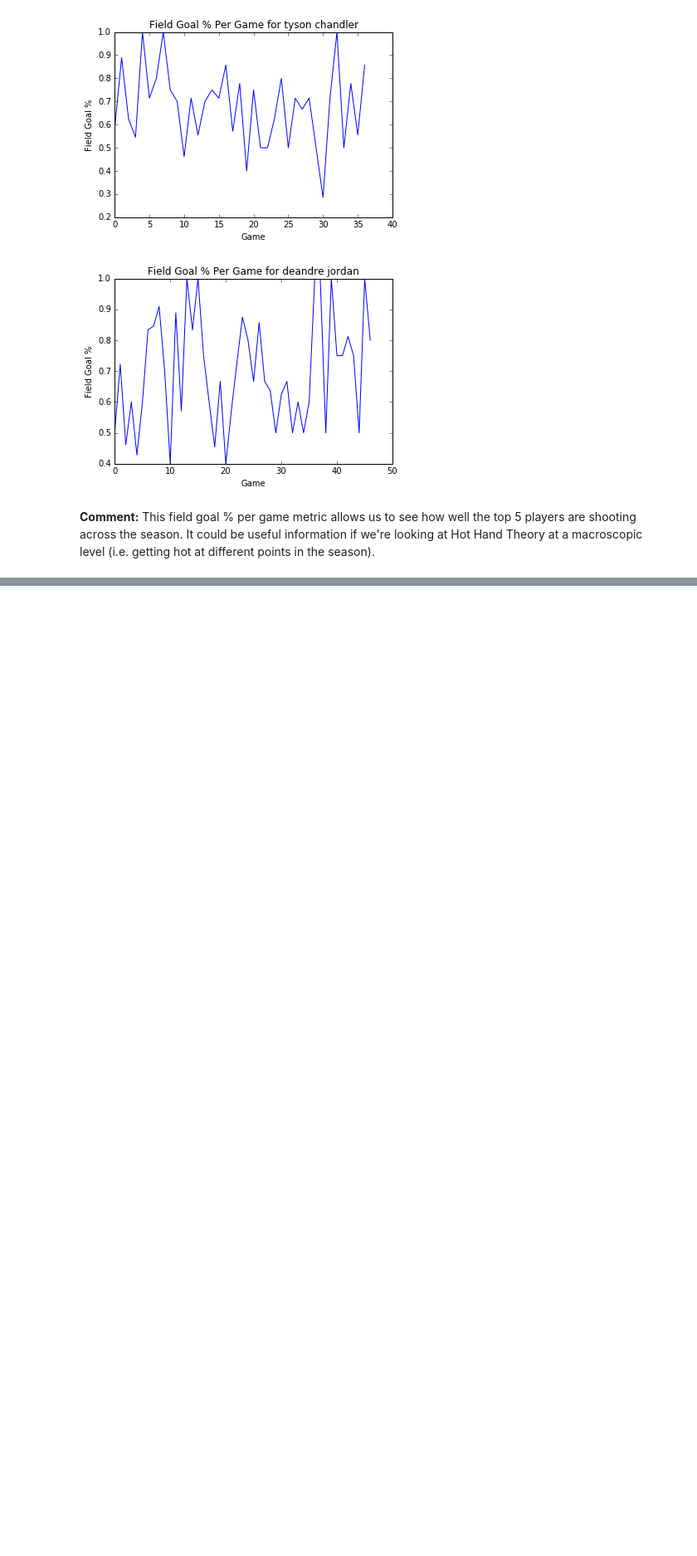
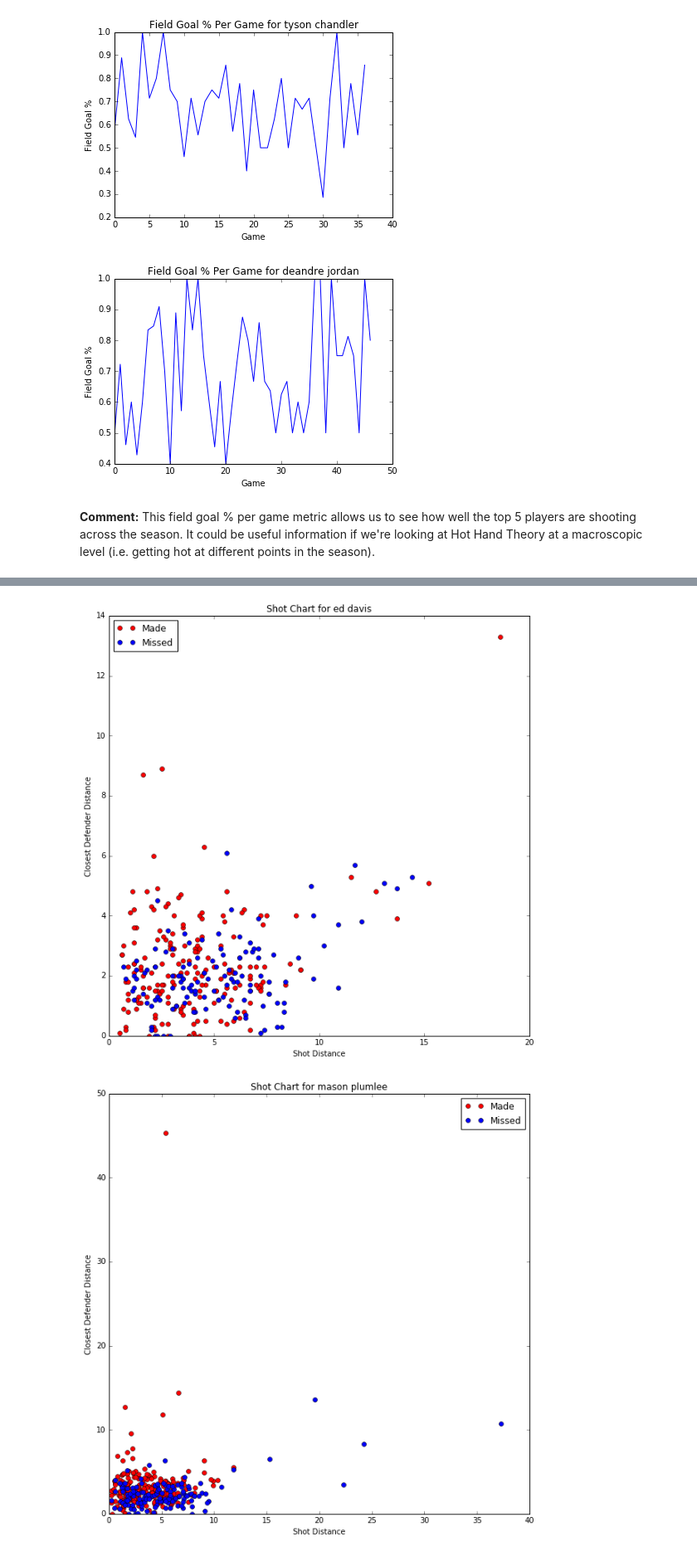
Before and after one commit to kylekwong/cs109-hot-hand, a Jupyter notebook: hothand_cs109a_finalproject.ipynb, the cells around one changed output, grey strips where cells are left out. Shown: that part at 83% size. Saved outputs shown, nothing was run; the diff lists cells and outputs as text; code cells hidden in the pictures; blank space fills up the shorter version.

```diff
--- a/hothand_cs109a_finalproject.ipynb
+++ b/hothand_cs109a_finalproject.ipynb
@@ -294,0 +315,29 @@ for player in top_5_players:
+# %%
+# let's now plot a scatter comparing shot distance to closest defender distance for each of our top 5 players to see if
+# we see any possible correlation between distances and whether or not the shot was made
+for player in top_5_players:
+    player_df = top_5_df[top_5_df['player_id'] == player]
+    player_name = player_df['player_name'].unique()[0]
+    # make a df for just the made shots and one for just the missed
+    made_df = player_df[player_df['fgm'] == 1]
+    missed_df = player_df[player_df['fgm'] == 0]
+
+    # extract shot distances
+    made_shot_distances = made_df['shot_dist']
+    missed_shot_distances = missed_df['shot_dist']
+
+    # extract defender distances
+    made_def_distances = made_df['close_def_dist']
+    missed_def_distances = missed_df['close_def_dist']
+
+    # plot with a scatter plot
+    plt.figure(figsize=(10,10))
+    plt.plot(made_shot_distances, made_def_distances, 'o', c='red', label='Made')
+    plt.plot(missed_shot_distances, missed_def_distances, 'o', c='blue', label='Missed')
+    plt.title('Shot Chart for ' + player_name)
+    plt.xlabel('Shot Distance')
+    plt.ylabel('Closest Defender Distance')
+    plt.legend(loc='best')
+# %% [output]
+[figure, added]
+[figure, added]
```
Also changed, not shown: parts of 5 cells of this notebook.
